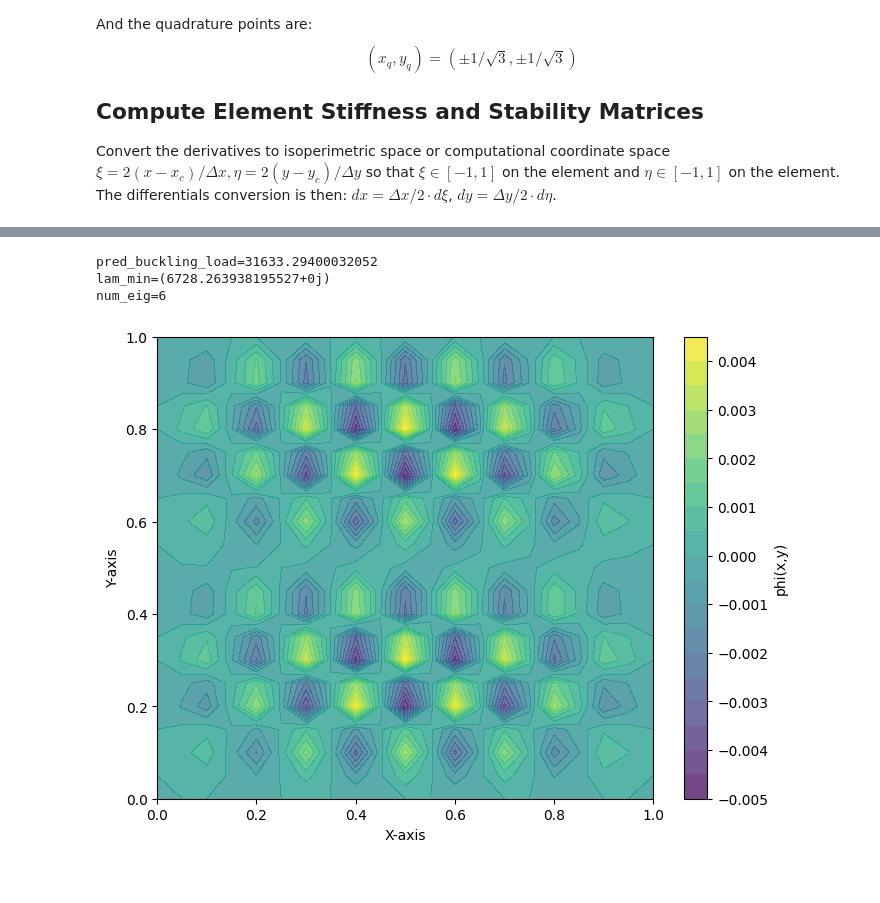
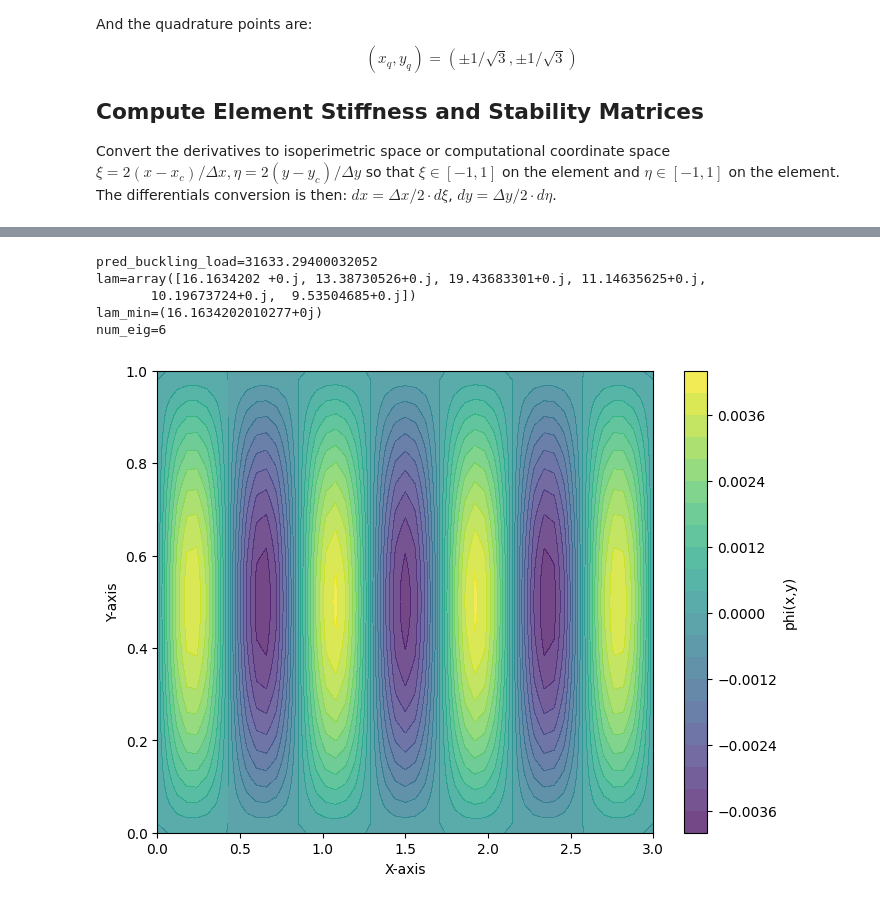
Before and after one commit to sean-engelstad/ml-pde-buckling, a Jupyter notebook: classical/derivation.ipynb, the cells around one changed output, grey strips where cells are left out. Cells and saved outputs as stored; diff of their text form; code cells hidden in the pictures.

Commit message:
add classical fem demo for axial problems

```diff
--- a/classical/derivation.ipynb
+++ b/classical/derivation.ipynb
@@ -332,41 +374,54 @@ def plot_eigenvec(a, b, nxe, nye, phi):
 # try actually solving the problem here
 
 # aluminum plate material properties
 E = 70e9; nu = 0.3; thick = 0.005
 D = E * thick**3 / 12.0 / (1 - nu**2)
 # D = 1
 
 # choose loading type (first just uniaxial loading in x-direction)
-Nxx, Nxy, Nyy = (1e3, 0, 0)
-# Nxx, Nxy, Nyy = (0, 1e2, 0)
-# Nxx, Nxy, Nyy = (0, 0, 1e4)
+axial = True
+if axial:
+    Nxx, Nxy, Nyy = (1e3, 0, 0)
+else:
+    Nxx, Nxy, Nyy = (0, 1e2, 0)
+# Nxx, Nxy, Nyy = (0, 0, 1e3)
 
 # choose mesh size by # elements each direction
 # nxe = 10; nye = 10
 # nxe = 2; nye = 2
-nxe = 10; nye = 10
+nxe, nye = (50, 50)
 
 # choose geometry of plate
 # a, b = (1,1)
-a, b = (1,1)
+a, b = (3,1)
 
 # predict the buckling load for axial case
 pi = 3.14159
-pred_buckling_load = pi**2 * D / b**2 * 4.0
-sigma = 0.25 * pred_buckling_load
-print(f"{pred_buckling_load=}")
+if axial:
+    pred_buckling_load = pi**2 * D / b**2 * 4.0
+    pred_load_factor = pred_buckling_load / Nxx
+    sigma = 0.5 * pred_load_factor
+    print(f"{pred_buckling_load=}")
+
+# TODO : pred buckling load for shear case
+if not axial:
+    sigma = 50.0
 
 # try and solve the FEM buckling problem
 lam, phi = solve_fem_buckling(D, a, b, Nxx, Nxy, Nyy, nxe, nye, sigma=sigma)
-imin = np.argmin(lam)
+# imin = np.argmin(lam)
+imin = 0
 lam_min = lam[imin]
+print(f"{lam=}")
 print(f"{lam_min=}")
 phi_min = phi[imin]
 num_eig = lam.shape[0]
 print(f"{num_eig=}")
 plot_eigenvec(a, b, nxe, nye, phi_min)
 # %% [output]
 pred_buckling_load=31633.29400032052
-lam_min=(6728.263938195527+0j)
+lam=array([16.1634202 +0.j, 13.38730526+0.j, 19.43683301+0.j, 11.14635625+0.j,
+       10.19673724+0.j,  9.53504685+0.j])
+lam_min=(16.1634202010277+0j)
 num_eig=6
-[figure, old version]
+[figure, new version]
```
Also changed, not shown: parts of 4 cells of this notebook.
